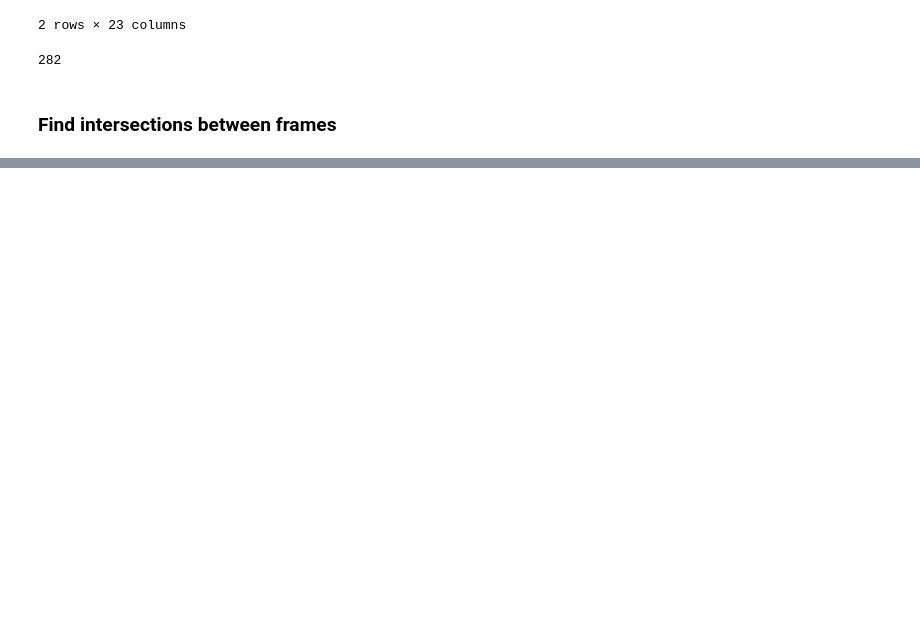
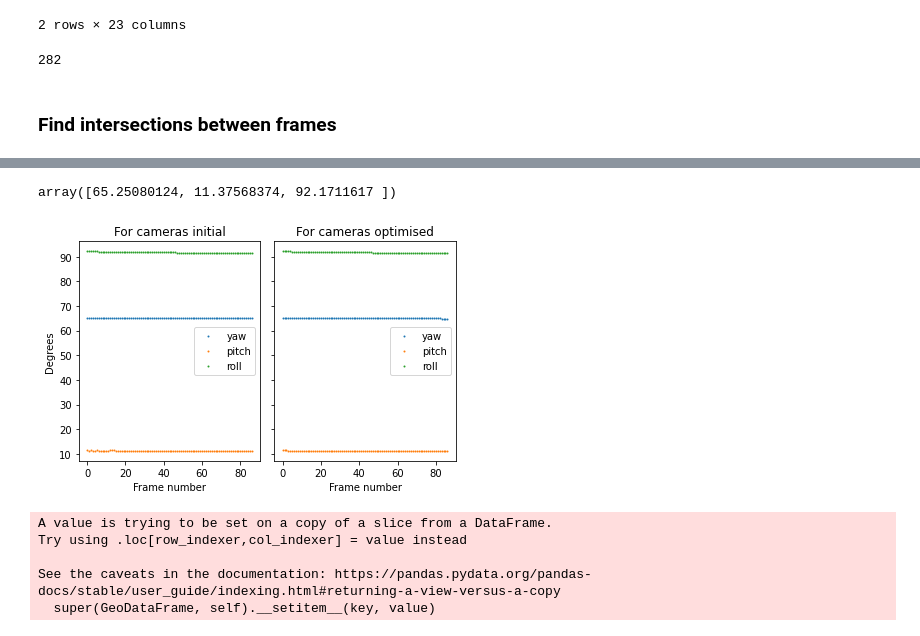
Before and after one commit to uw-cryo/skysat_stereo, a Jupyter notebook: notebooks/skysat_l1a_bundle_adjustment.ipynb, the cells around one changed output, grey strips where cells are left out. Cells and saved outputs as stored; diff of their text form; code cells hidden in the pictures; blank space fills up the shorter version.

```diff
--- a/notebooks/skysat_l1a_bundle_adjustment.ipynb
+++ b/notebooks/skysat_l1a_bundle_adjustment.ipynb
@@ -445,0 +606,10 @@ with open(overlap_c2_fn,'w') as f:
+# %%
+cam_list_fn = '../processing/nadir100_cam_list.txt'
+img_list_fn = '../processing/nadir100_img_list.txt'
+with open(cam_list_fn,'w') as f:
+    out_str = ' '.join(cam_list)
+    f.write(out_str)
+
+with open(img_list_fn,'w') as f:
+    out_str = ' '.join(img_list)
+    f.write(out_str)
@@ -445,0 +658,17 @@ with open(overlap_c2_fn,'w') as f:
+# %%
+R.from_matrix(np.reshape(asp.read_tsai_dict(optimised_cam_list[0])['rotation_matrix'],(3,3))).as_euler('ZYX',degrees=True)
+# %% [output]
+array([65.25080124, 11.37568374, 92.1711617 ])
+# %%
+for_camera_initial = [f'scipy_camera/{img}_scipy.tsai' for img in for_c2_matching]
+for_camera_opt = [f'c2_strip_full_sfm/run-{img}_scipy.tsai' for img in for_c2_matching]
+# %%
+for_initial_rotation_angles = [R.from_matrix(np.reshape(asp.read_tsai_dict(cam)['rotation_matrix'],(3,3))).as_euler('ZYX',degrees=True) for cam in for_camera_initial]
+for_initial_yaw = [r[0] for r in for_initial_rotation_angles]
+for_initial_pitch = [r[1] for r in for_initial_rotation_angles]
+for_initial_roll = [r[2] for r in for_initial_rotation_angles]
+# %%
+for_optimised_rotation_angles = [R.from_matrix(np.reshape(asp.read_tsai_dict(cam)['rotation_matrix'],(3,3))).as_euler('ZYX',degrees=True) for cam in for_camera_opt]
+for_optimised_yaw = [r[0] for r in for_optimised_rotation_angles]
+for_optimised_pitch = [r[1] for r in for_optimised_rotation_angles]
+for_optimised_roll = [r[2] for r in for_optimised_rotation_angles]
@@ -445,0 +677,21 @@ with open(overlap_c2_fn,'w') as f:
+# %%
+f,ax = plt.subplots(1,2,sharex=True,sharey=True)
+ax[0].scatter(np.arange(len(for_optimised_pitch)),for_initial_yaw,label='yaw',s=1)
+ax[0].scatter(np.arange(len(for_optimised_pitch)),for_initial_pitch,label='pitch',s=1)
+ax[0].scatter(np.arange(len(for_optimised_pitch)),for_initial_roll,label='roll',s=1)
+
+ax[1].scatter(np.arange(len(for_optimised_pitch)),for_optimised_yaw,label='yaw',s=1)
+ax[1].scatter(np.arange(len(for_optimised_pitch)),for_optimised_pitch,label='pitch',s=1)
+ax[1].scatter(np.arange(len(for_optimised_pitch)),for_optimised_roll,label='roll',s=1)
+
+ax[0].set_title('For cameras initial')
+ax[1].set_title('For cameras optimised')
+ax[0].set_ylabel('Degrees')
+ax[0].set_xlabel('Frame number')
+ax[1].set_xlabel('Frame number')
+ax[0].legend()
+ax[1].legend()
+
+plt.tight_layout()
+# %% [output]
+[figure, added]
@@ -445,0 +706,10 @@ with open(overlap_c2_fn,'w') as f:
+# %%
+for_c2_100['init_yaw'] = for_initial_yaw
+for_c2_100['init_pitch'] = for_initial_pitch
+for_c2_100['init_roll'] = for_initial_roll
+# %% [output]
+A value is trying to be set on a copy of a slice from a DataFrame.
+Try using .loc[row_indexer,col_indexer] = value instead
+
+See the caveats in the documentation: https://pandas.pydata.org/pandas-docs/stable/user_guide/indexing.html#returning-a-view-versus-a-copy
+  super(GeoDataFrame, self).__setitem__(key, value)
```
Also changed, not shown: parts of 74 cells of this notebook.
